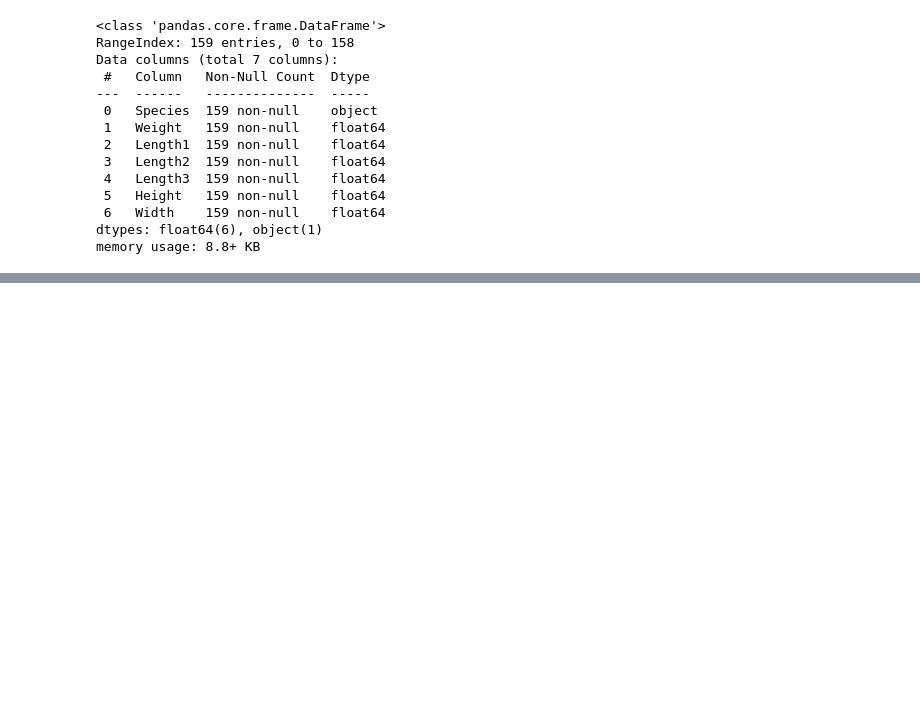
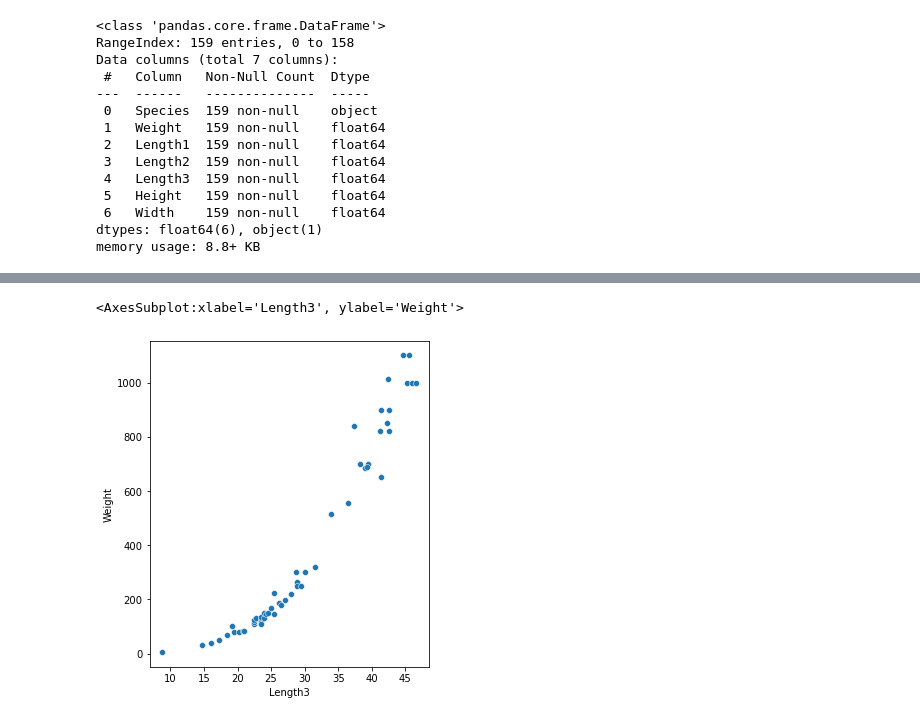
Before and after one commit to Shaper-cyber/Probab_theory, a Jupyter notebook: Project_fish_market.ipynb, the cells around one changed output, grey strips where cells are left out. Cells and saved outputs as stored; diff of their text form; code cells hidden in the pictures; blank space fills up the shorter version.

```diff
--- a/Project_fish_market.ipynb
+++ b/Project_fish_market.ipynb
@@ -36,0 +113,3 @@ memory usage: 8.8+ KB
+# %%
+df_perch = df.loc[df['Species'] == 'Perch', :]
+df_perch.describe()
@@ -36,0 +236,5 @@ memory usage: 8.8+ KB
+# %%
+sns.scatterplot(x=df_perch.Length3, y=df_perch.Weight)
+# %% [output]
+<AxesSubplot:xlabel='Length3', ylabel='Weight'>
+[figure, added]
```
Also changed, not shown: parts of 91 cells of this notebook.
